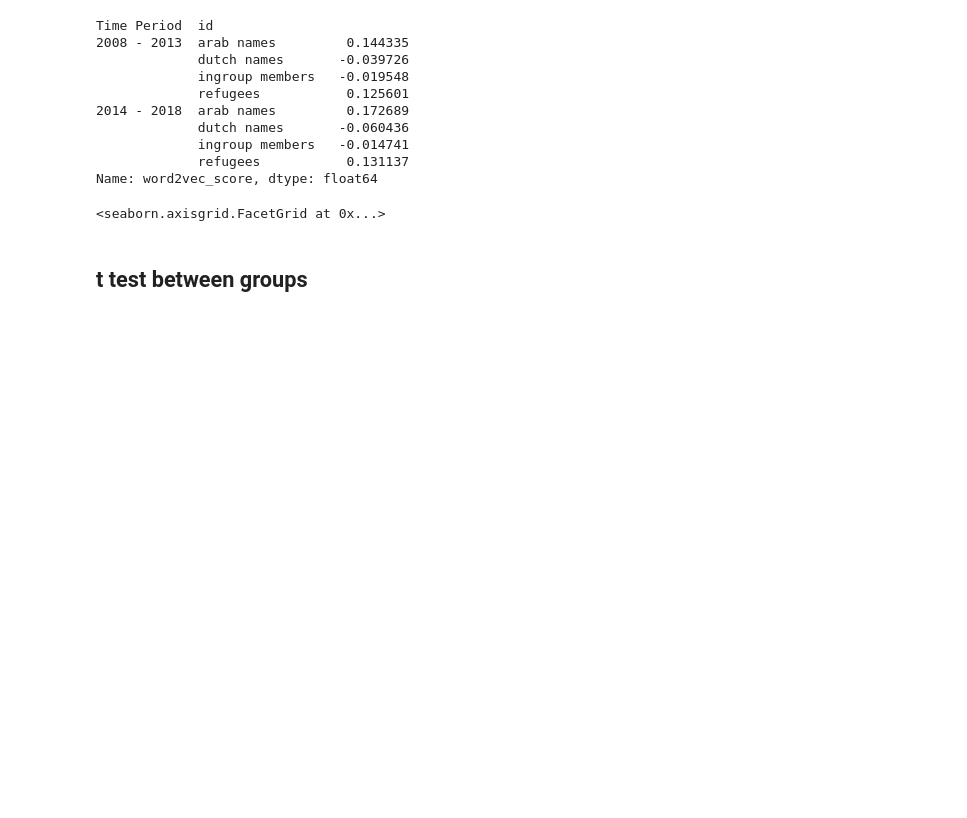
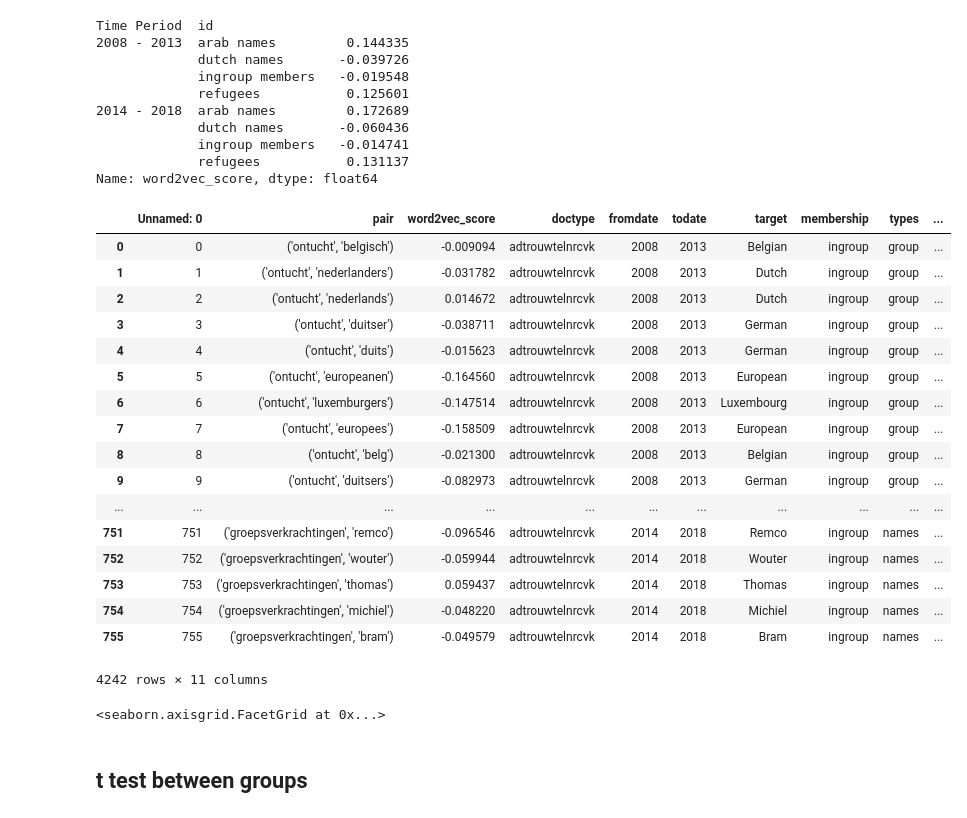
Before and after one commit to annekroon/media-sexual-assault-minorities, a Jupyter notebook: get_results.ipynb, the cells around one changed output. Drawn from its saved outputs; the diff is of its cells as text; code cells hidden in the pictures; blank space fills up the shorter version.

```diff
--- a/get_results.ipynb
+++ b/get_results.ipynb
@@ -114,6 +180,26 @@ Time Period  id
 Name: word2vec_score, dtype: float64
 # %%
 #result
+result
+# %% [output]
+|  | Unnamed: 0 | pair | word2vec_score | doctype | fromdate | todate | target | membership | types | ... |
+| 0 | 0 | ('ontucht', 'belgisch') | -0.009094 | adtrouwtelnrcvk | 2008 | 2013 | Belgian | ingroup | group | ... |
+| 1 | 1 | ('ontucht', 'nederlanders') | -0.031782 | adtrouwtelnrcvk | 2008 | 2013 | Dutch | ingroup | group | ... |
+| 2 | 2 | ('ontucht', 'nederlands') | 0.014672 | adtrouwtelnrcvk | 2008 | 2013 | Dutch | ingroup | group | ... |
+| 3 | 3 | ('ontucht', 'duitser') | -0.038711 | adtrouwtelnrcvk | 2008 | 2013 | German | ingroup | group | ... |
+| 4 | 4 | ('ontucht', 'duits') | -0.015623 | adtrouwtelnrcvk | 2008 | 2013 | German | ingroup | group | ... |
+| 5 | 5 | ('ontucht', 'europeanen') | -0.164560 | adtrouwtelnrcvk | 2008 | 2013 | European | ingroup | group | ... |
+| 6 | 6 | ('ontucht', 'luxemburgers') | -0.147514 | adtrouwtelnrcvk | 2008 | 2013 | Luxembourg | ingroup | group | ... |
+| 7 | 7 | ('ontucht', 'europees') | -0.158509 | adtrouwtelnrcvk | 2008 | 2013 | European | ingroup | group | ... |
+| 8 | 8 | ('ontucht', 'belg') | -0.021300 | adtrouwtelnrcvk | 2008 | 2013 | Belgian | ingroup | group | ... |
+| 9 | 9 | ('ontucht', 'duitsers') | -0.082973 | adtrouwtelnrcvk | 2008 | 2013 | German | ingroup | group | ... |
+| ... | ... | ... | ... | ... | ... | ... | ... | ... | ... | ... |
+| 751 | 751 | ('groepsverkrachtingen', 'remco') | -0.096546 | adtrouwtelnrcvk | 2014 | 2018 | Remco | ingroup | names | ... |
+| 752 | 752 | ('groepsverkrachtingen', 'wouter') | -0.059944 | adtrouwtelnrcvk | 2014 | 2018 | Wouter | ingroup | names | ... |
+| 753 | 753 | ('groepsverkrachtingen', 'thomas') | 0.059437 | adtrouwtelnrcvk | 2014 | 2018 | Thomas | ingroup | names | ... |
+| 754 | 754 | ('groepsverkrachtingen', 'michiel') | -0.048220 | adtrouwtelnrcvk | 2014 | 2018 | Michiel | ingroup | names | ... |
+| 755 | 755 | ('groepsverkrachtingen', 'bram') | -0.049579 | adtrouwtelnrcvk | 2014 | 2018 | Bram | ingroup | names | ... |
+4242 rows × 11 columns
 # %%
 import seaborn as sns
 #sns.catplot(data=result, x = 'word2vec_score', hue = 'membership')
```
Also changed, not shown: parts of 10 cells of this notebook, 7 other files.
